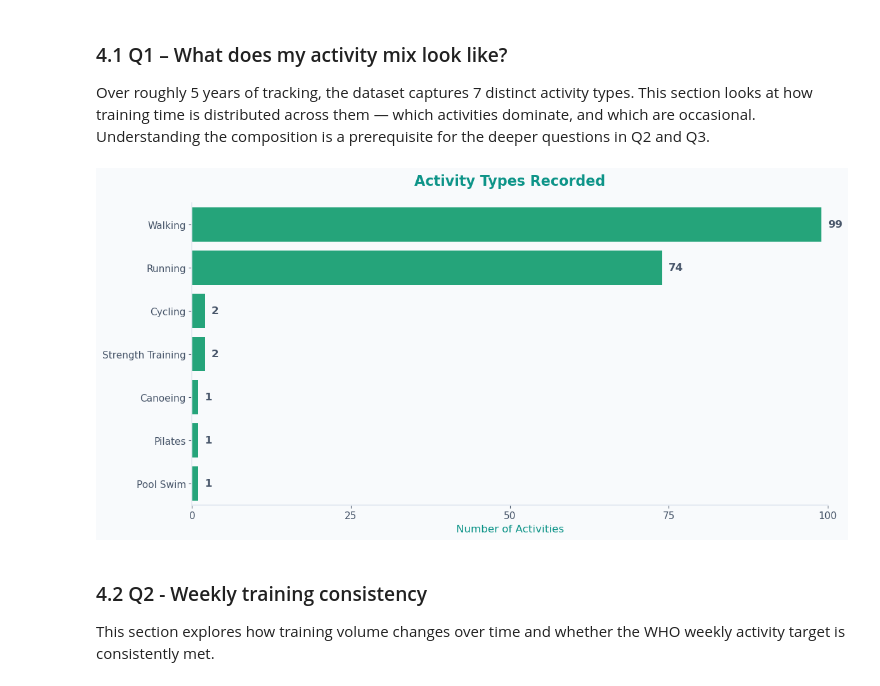
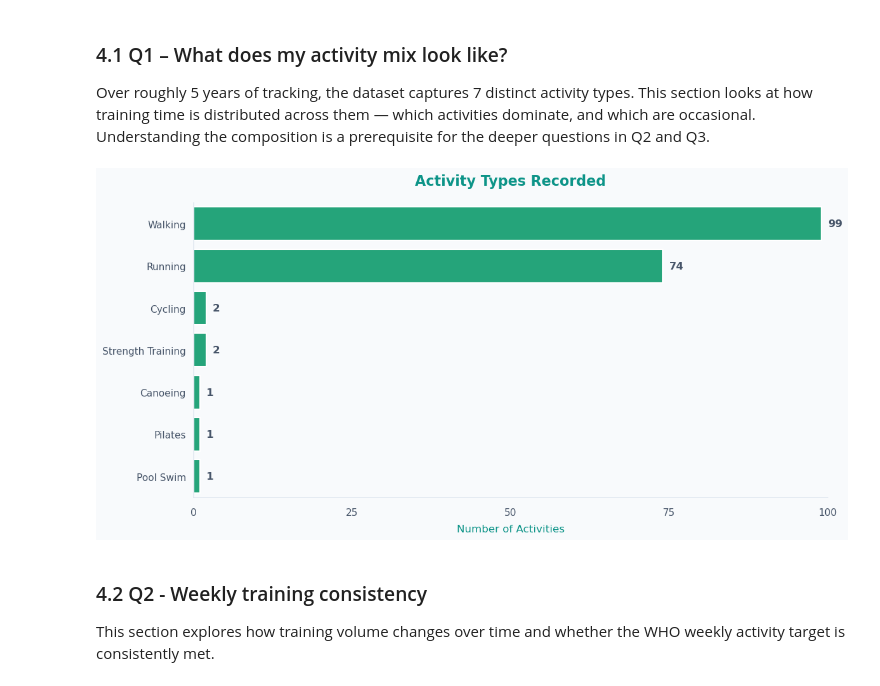
Before and after one commit to itzi97/DV_Python, a Jupyter notebook: data_viz_notebook.ipynb, the cells around one changed output. Drawn from its saved outputs; the diff is of its cells as text; code cells hidden in the pictures.

```diff
--- a/data_viz_notebook.ipynb
+++ b/data_viz_notebook.ipynb
@@ -309,6 +309,11 @@ def apply_theme(ax, despine_left=False):
     ax.yaxis.label.set_color(COLORS["accent"])
     ax.title.set_color(COLORS["accent"])
     ax.grid(True, alpha=0.3, color=COLORS["grid"])
+
+    # Fixed padding
+    ax.tick_params(axis='x', pad=8)
+    ax.tick_params(axis='y', pad=5)
+
     if despine_left:
         ax.spines["left"].set_visible(False)
         ax.tick_params(axis="y", which="both", left=False)
@@ -328,35 +333,37 @@ fig, ax = plt.subplots(figsize=(12, 6), facecolor=COLORS["bg"])
 
 sns.barplot(
     data=counts,
     y='Activity Type',
     x='Count',
     order=order,
     color=COLORS["success"],
     linewidth=1.5,
     ax=ax
 )
 
 offset = counts['Count'].max() * 0.01
 for i, row in enumerate(counts.itertuples()):
     ax.text(
         row.Count + offset, i, f'{int(row.Count)}',
         va='center', ha='left',
         fontweight='bold', fontsize=12,
         color=COLORS["text"]
     )
 
 ax.set_xlim(0, 100)
 ax.set_xticks([0, 25, 50, 75, 100])
 ax.set_ylabel('')
-ax.set_xlabel('Number of Activities', fontsize=12)
+ax.set_xlabel('Number of Activities', fontsize=12, labelpad=8)
 ax.set_title('Activity Types Recorded', fontsize=16, fontweight='bold', pad=20)
+
 apply_theme(ax)
+
 ax.grid(False)
 
 plt.tight_layout()
 plt.show()
 # %% [output]
-[figure, old version]
+[figure, new version]
 # %% [markdown]
 ### 4.2 Q2 - Weekly training consistency
 
```
Also changed, not shown: parts of 5 cells of this notebook.
